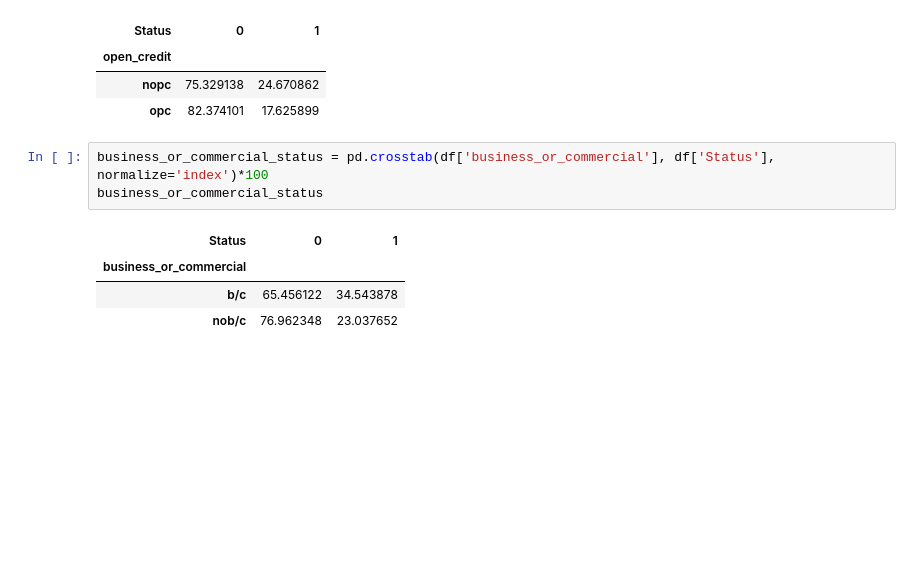
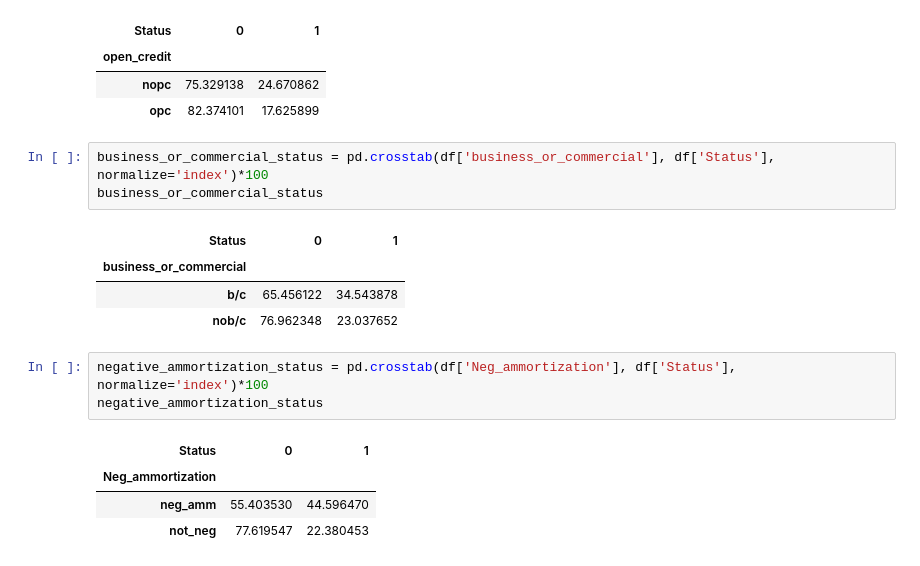
Before and after one commit to YASH280626/loan-default-prediction, a Jupyter notebook: analysis.ipynb, the cells around one changed output. Drawn from its saved outputs; the diff is of its cells as text; blank space fills up the shorter version.

Commit message:
Investigated Neg_Ammortization against Default Status

```diff
--- a/analysis.ipynb
+++ b/analysis.ipynb
@@ -535,3 +535,11 @@ business_or_commercial_status
 | business_or_commercial |  |  |
 | b/c | 65.456122 | 34.543878 |
 | nob/c | 76.962348 | 23.037652 |
+# %%
+negative_ammortization_status = pd.crosstab(df['Neg_ammortization'], df['Status'], normalize='index')*100
+negative_ammortization_status
+# %% [output]
+| Status | 0 | 1 |
+| Neg_ammortization |  |  |
+| neg_amm | 55.403530 | 44.596470 |
+| not_neg | 77.619547 | 22.380453 |
```
